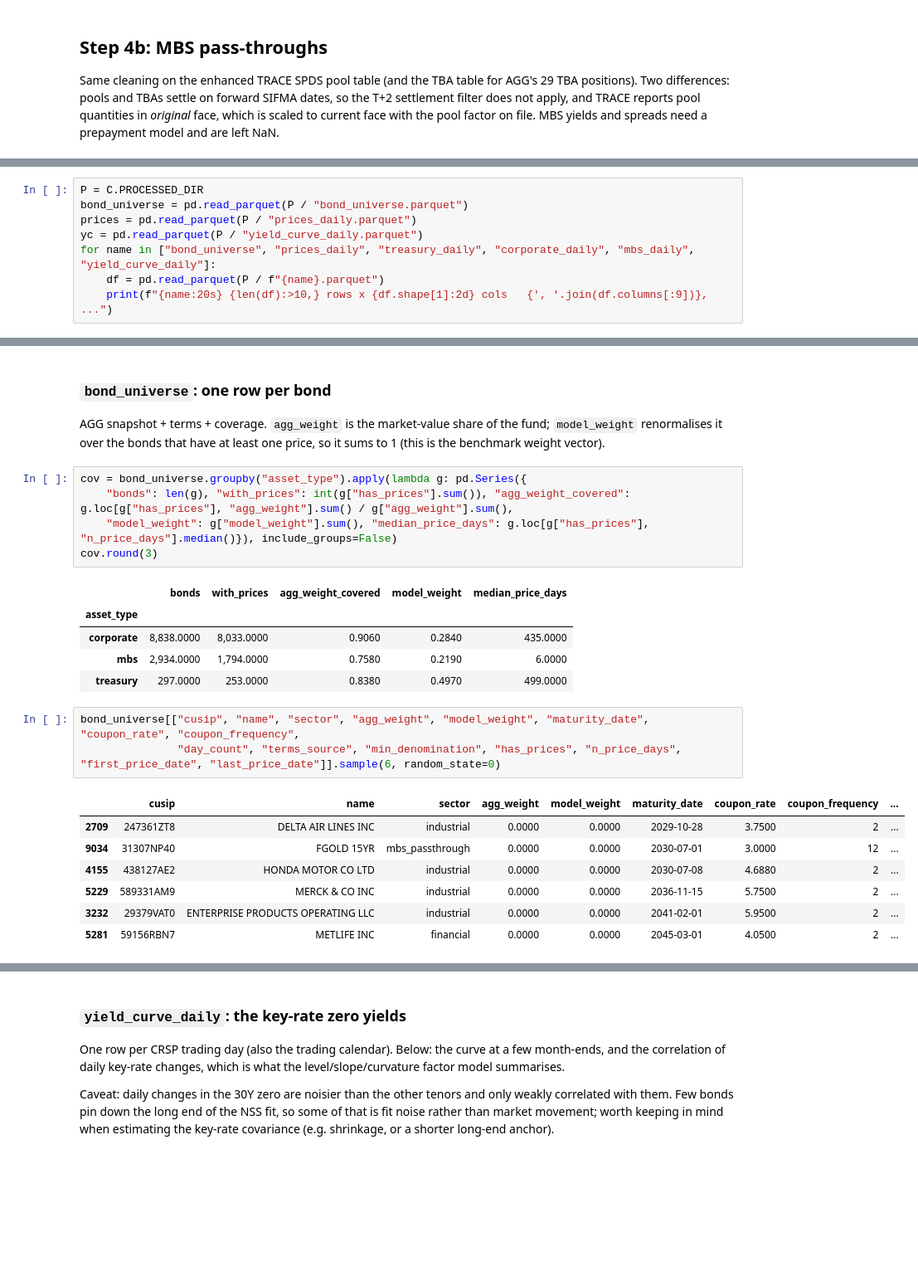
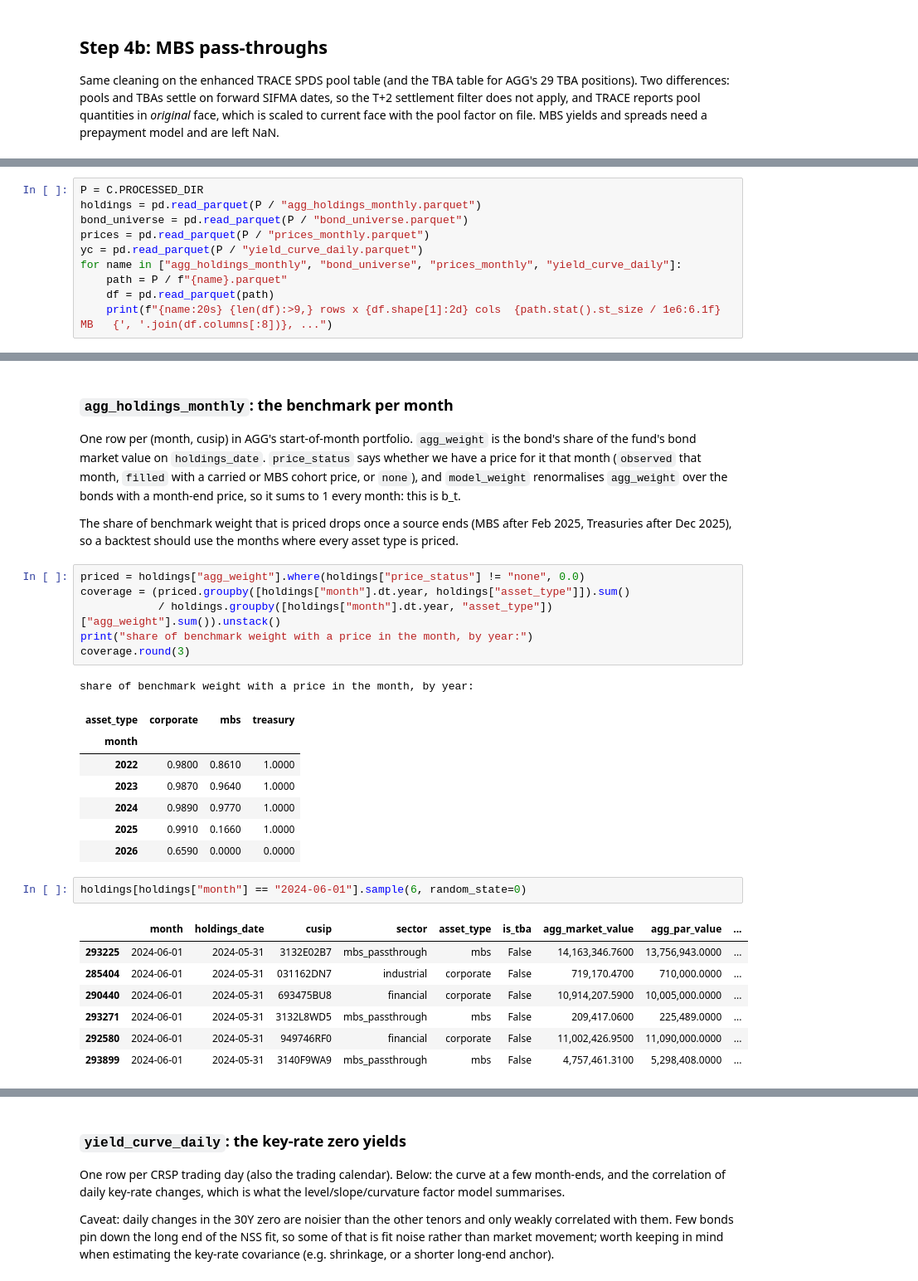
Before and after one commit to s-ychen/Capstone, a Jupyter notebook: workbook/data_pipeline.ipynb, the cells around one changed output, grey strips where cells are left out. Shown at 83% size. Drawn from its saved outputs; the diff is of its cells as text; blank space fills up the shorter version.

```diff
--- a/workbook/data_pipeline.ipynb
+++ b/workbook/data_pipeline.ipynb
@@ -370,10 +371,12 @@ dtype: float64
 notebook reads those.
 # %%
 P = C.PROCESSED_DIR
+holdings = pd.read_parquet(P / "agg_holdings_monthly.parquet")
 bond_universe = pd.read_parquet(P / "bond_universe.parquet")
-prices = pd.read_parquet(P / "prices_daily.parquet")
+prices = pd.read_parquet(P / "prices_monthly.parquet")
 yc = pd.read_parquet(P / "yield_curve_daily.parquet")
-for name in ["bond_universe", "prices_daily", "treasury_daily", "corporate_daily", "mbs_daily", "yield_curve_daily"]:
-    df = pd.read_parquet(P / f"{name}.parquet")
-    print(f"{name:20s} {len(df):>10,} rows x {df.shape[1]:2d} cols   {', '.join(df.columns[:9])}, ...")
+for name in ["agg_holdings_monthly", "bond_universe", "prices_monthly", "yield_curve_daily"]:
+    path = P / f"{name}.parquet"
+    df = pd.read_parquet(path)
+    print(f"{name:20s} {len(df):>9,} rows x {df.shape[1]:2d} cols  {path.stat().st_size / 1e6:6.1f} MB   {', '.join(df.columns[:8])}, ...")
 # %% [output]
@@ -386,27 +388,35 @@ yield_curve_daily           499 rows x 18 cols   date, zero_6m, zero_1y, zero_2y
 # %% [markdown]
-### `bond_universe`: one row per bond
+### `agg_holdings_monthly`: the benchmark per month
 
-AGG snapshot + terms + coverage. `agg_weight` is the market-value share of the fund; `model_weight` renormalises it
-over the bonds that have at least one price, so it sums to 1 (this is the benchmark weight vector).
+One row per (month, cusip) in AGG's start-of-month portfolio. `agg_weight` is the bond's share of the fund's bond
+market value on `holdings_date`. `price_status` says whether we have a price for it that month (`observed` that
+month, `filled` with a carried or MBS cohort price, or `none`), and `model_weight` renormalises `agg_weight` over
+the bonds with a month-end price, so it sums to 1 every month: this is b_t.
+
+The share of benchmark weight that is priced drops once a source ends (MBS after Feb 2025, Treasuries after Dec 2025),
+so a backtest should use the months where every asset type is priced.
 # %%
-cov = bond_universe.groupby("asset_type").apply(lambda g: pd.Series({
-    "bonds": len(g), "with_prices": int(g["has_prices"].sum()), "agg_weight_covered": g.loc[g["has_prices"], "agg_weight"].sum() / g["agg_weight"].sum(),
-    "model_weight": g["model_weight"].sum(), "median_price_days": g.loc[g["has_prices"], "n_price_days"].median()}), include_groups=False)
-cov.round(3)
+priced = holdings["agg_weight"].where(holdings["price_status"] != "none", 0.0)
+coverage = (priced.groupby([holdings["month"].dt.year, holdings["asset_type"]]).sum()
+            / holdings.groupby([holdings["month"].dt.year, "asset_type"])["agg_weight"].sum()).unstack()
+print("share of benchmark weight with a price in the month, by year:")
+coverage.round(3)
 # %% [output]
+share of benchmark weight with a price in the month, by year:
-|  | bonds | with_prices | agg_weight_covered | model_weight | median_price_days |
-| asset_type |  |  |  |  |  |
-| corporate | 8,838.0000 | 8,033.0000 | 0.9060 | 0.2840 | 435.0000 |
-| mbs | 2,934.0000 | 1,794.0000 | 0.7580 | 0.2190 | 6.0000 |
-| treasury | 297.0000 | 253.0000 | 0.8380 | 0.4970 | 499.0000 |
+| asset_type | corporate | mbs | treasury |
+| month |  |  |  |
+| 2022 | 0.9800 | 0.8610 | 1.0000 |
+| 2023 | 0.9870 | 0.9640 | 1.0000 |
+| 2024 | 0.9890 | 0.9770 | 1.0000 |
+| 2025 | 0.9910 | 0.1660 | 1.0000 |
+| 2026 | 0.6590 | 0.0000 | 0.0000 |
 # %%
-bond_universe[["cusip", "name", "sector", "agg_weight", "model_weight", "maturity_date", "coupon_rate", "coupon_frequency",
-               "day_count", "terms_source", "min_denomination", "has_prices", "n_price_days", "first_price_date", "last_price_date"]].sample(6, random_state=0)
+holdings[holdings["month"] == "2024-06-01"].sample(6, random_state=0)
 # %% [output]
-|  | cusip | name | sector | agg_weight | model_weight | maturity_date | coupon_rate | coupon_frequency | ... |
-| 2709 | 247361ZT8 | DELTA AIR LINES INC | industrial | 0.0000 | 0.0000 | 2029-10-28 | 3.7500 | 2 | ... |
-| 9034 | 31307NP40 | FGOLD 15YR | mbs_passthrough | 0.0000 | 0.0000 | 2030-07-01 | 3.0000 | 12 | ... |
-| 4155 | 438127AE2 | HONDA MOTOR CO LTD | industrial | 0.0000 | 0.0000 | 2030-07-08 | 4.6880 | 2 | ... |
-| 5229 | 589331AM9 | MERCK & CO INC | industrial | 0.0000 | 0.0000 | 2036-11-15 | 5.7500 | 2 | ... |
-| 3232 | 29379VAT0 | ENTERPRISE PRODUCTS OPERATING LLC | industrial | 0.0000 | 0.0000 | 2041-02-01 | 5.9500 | 2 | ... |
-| 5281 | 59156RBN7 | METLIFE INC | financial | 0.0000 | 0.0000 | 2045-03-01 | 4.0500 | 2 | ... |
+|  | month | holdings_date | cusip | sector | asset_type | is_tba | agg_market_value | agg_par_value | ... |
+| 293225 | 2024-06-01 | 2024-05-31 | 3132E02B7 | mbs_passthrough | mbs | False | 14,163,346.7600 | 13,756,943.0000 | ... |
+| 285404 | 2024-06-01 | 2024-05-31 | 031162DN7 | industrial | corporate | False | 719,170.4700 | 710,000.0000 | ... |
+| 290440 | 2024-06-01 | 2024-05-31 | 693475BU8 | financial | corporate | False | 10,914,207.5900 | 10,005,000.0000 | ... |
+| 293271 | 2024-06-01 | 2024-05-31 | 3132L8WD5 | mbs_passthrough | mbs | False | 209,417.0600 | 225,489.0000 | ... |
+| 292580 | 2024-06-01 | 2024-05-31 | 949746RF0 | financial | corporate | False | 11,002,426.9500 | 11,090,000.0000 | ... |
+| 293899 | 2024-06-01 | 2024-05-31 | 3140F9WA9 | mbs_passthrough | mbs | False | 4,757,461.3100 | 5,298,408.0000 | ... |
```
Also changed, not shown: parts of 37 cells of this notebook, 25 other files.
